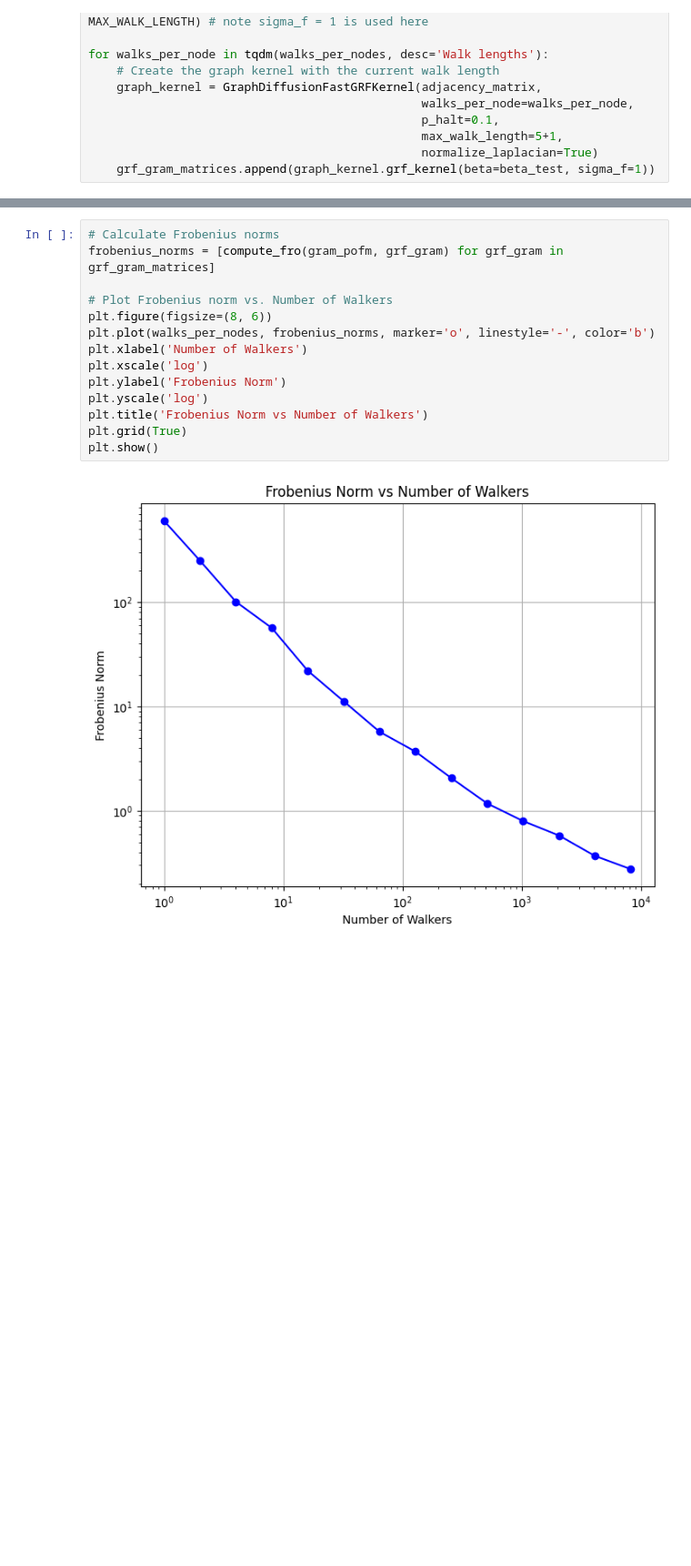
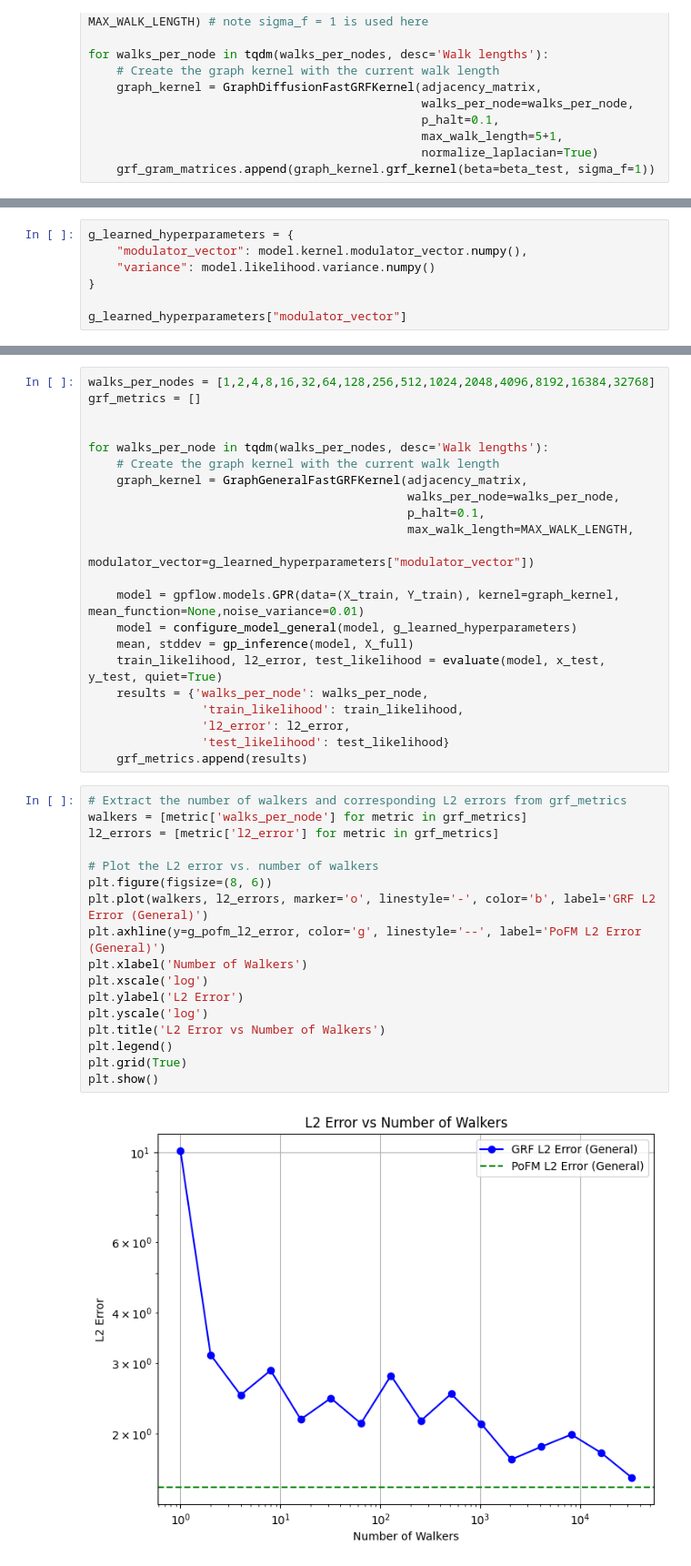
Before and after one commit to MatthewZhang473/Efficient-Gaussian-Process-on-Graphs, a Jupyter notebook: experiments/traffic_dataset/deliverables.ipynb, the cells around one changed output, grey strips where cells are left out. Shown at 91% size. Cells and saved outputs as stored; diff of their text form; blank space fills up the shorter version.

Commit message:
Really, really exciting results

```diff
--- a/experiments/traffic_dataset/deliverables.ipynb
+++ b/experiments/traffic_dataset/deliverables.ipynb
@@ -226,0 +325,7 @@ for walks_per_node in tqdm(walks_per_nodes, desc='Walk lengths'):
+# %%
+g_learned_hyperparameters = {
+    "modulator_vector": model.kernel.modulator_vector.numpy(),
+    "variance": model.likelihood.variance.numpy()
+}
+
+g_learned_hyperparameters["modulator_vector"]
@@ -261,16 +441,41 @@ array([[0.18122033, 0.12529923, 0.10171027, ..., 0.        , 0.        ,
+# %%
+walks_per_nodes = [1,2,4,8,16,32,64,128,256,512,1024,2048,4096,8192,16384,32768]
+grf_metrics = []
+
+
+for walks_per_node in tqdm(walks_per_nodes, desc='Walk lengths'):
+    # Create the graph kernel with the current walk length
+    graph_kernel = GraphGeneralFastGRFKernel(adjacency_matrix,
+                                             walks_per_node=walks_per_node,
+                                             p_halt=0.1,
+                                             max_walk_length=MAX_WALK_LENGTH,
+                                             modulator_vector=g_learned_hyperparameters["modulator_vector"])
+
+    model = gpflow.models.GPR(data=(X_train, Y_train), kernel=graph_kernel, mean_function=None,noise_variance=0.01)
+    model = configure_model_general(model, g_learned_hyperparameters)
+    mean, stddev = gp_inference(model, X_full)
+    train_likelihood, l2_error, test_likelihood = evaluate(model, x_test, y_test, quiet=True)
+    results = {'walks_per_node': walks_per_node,
+                'train_likelihood': train_likelihood,
+                'l2_error': l2_error,
+                'test_likelihood': test_likelihood}
+    grf_metrics.append(results)
 # %%
-# Calculate Frobenius norms
-frobenius_norms = [compute_fro(gram_pofm, grf_gram) for grf_gram in grf_gram_matrices]
+# Extract the number of walkers and corresponding L2 errors from grf_metrics
+walkers = [metric['walks_per_node'] for metric in grf_metrics]
+l2_errors = [metric['l2_error'] for metric in grf_metrics]
 
-# Plot Frobenius norm vs. Number of Walkers
+# Plot the L2 error vs. number of walkers
 plt.figure(figsize=(8, 6))
-plt.plot(walks_per_nodes, frobenius_norms, marker='o', linestyle='-', color='b')
+plt.plot(walkers, l2_errors, marker='o', linestyle='-', color='b', label='GRF L2 Error (General)')
+plt.axhline(y=g_pofm_l2_error, color='g', linestyle='--', label='PoFM L2 Error (General)')
 plt.xlabel('Number of Walkers')
 plt.xscale('log')
-plt.ylabel('Frobenius Norm')
+plt.ylabel('L2 Error')
 plt.yscale('log')
-plt.title('Frobenius Norm vs Number of Walkers')
+plt.title('L2 Error vs Number of Walkers')
+plt.legend()
 plt.grid(True)
 plt.show()
 # %% [output]
-[figure, old version]
+[figure, new version]
```
Also changed, not shown: parts of 33 cells of this notebook.
